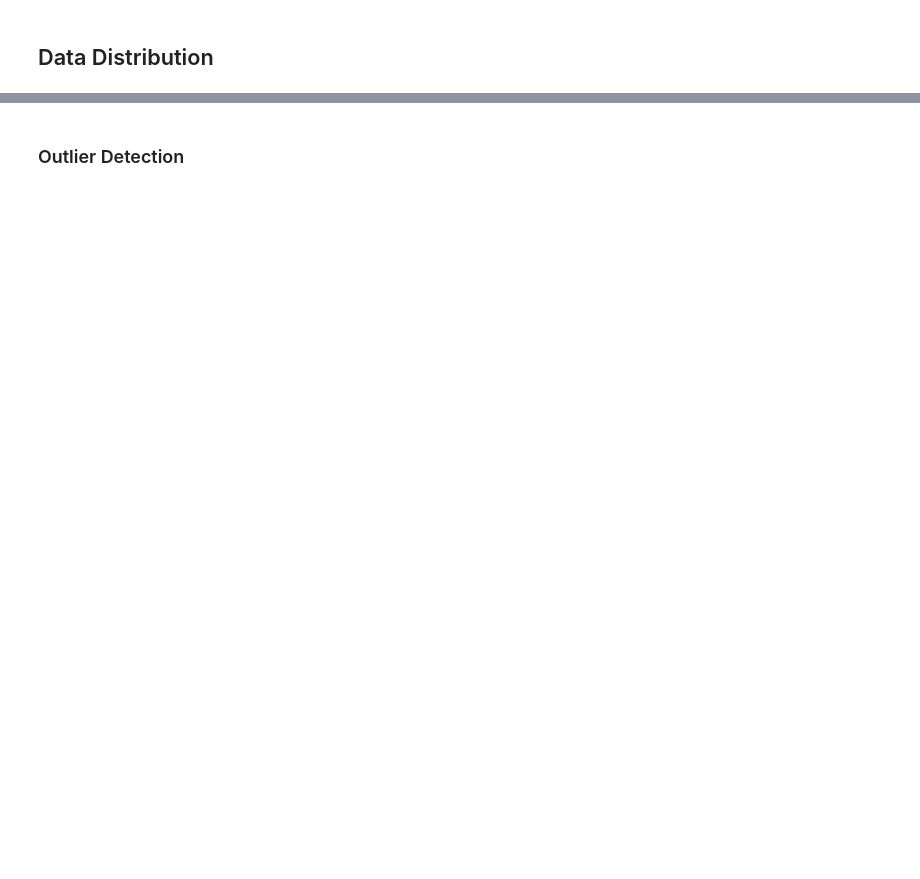
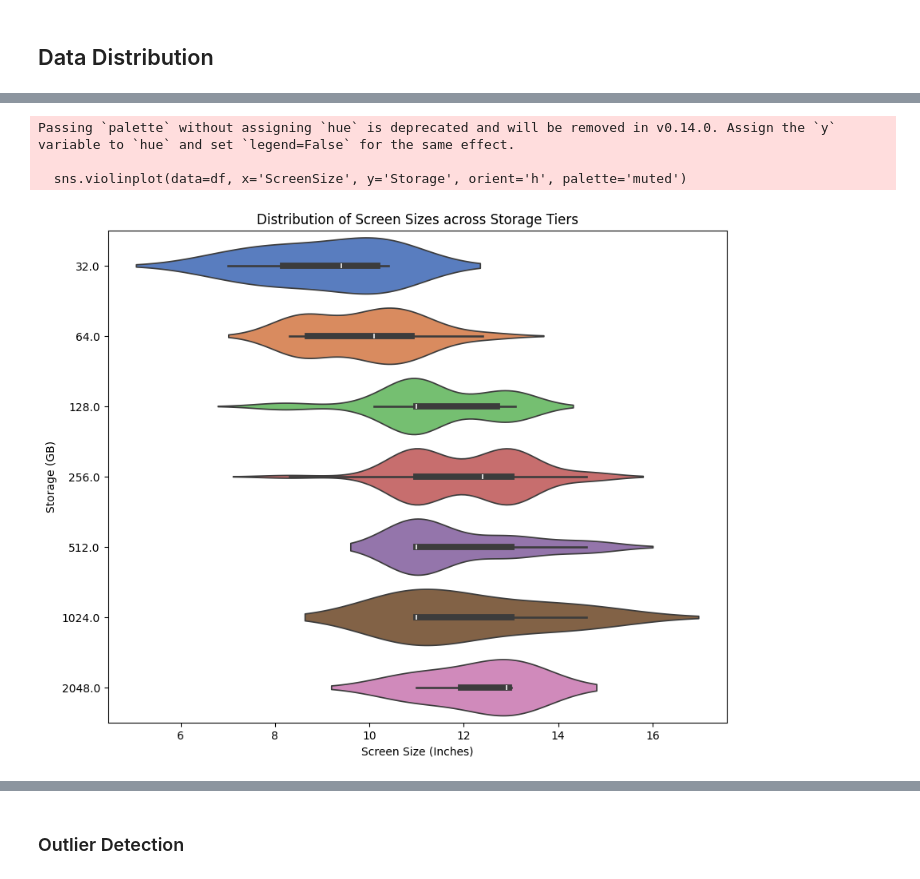
Before and after one commit to xbarborik/UPA, a Jupyter notebook: part3/analysis.ipynb, the cells around one changed output, grey strips where cells are left out. Saved outputs shown, nothing was run; the diff lists cells and outputs as text; code cells hidden in the pictures; blank space fills up the shorter version.

```diff
--- a/part3/analysis.ipynb
+++ b/part3/analysis.ipynb
@@ -63,10 +182,15 @@ plt.show()
 # %%
 plt.figure(figsize=(10, 8))
 # Swapping axes makes it easier to read categories
-sns.violinplot(data=df, x='ScreenSize_Num', y='Storage_GB', orient='h', palette='muted')
+sns.violinplot(data=df, x='ScreenSize', y='Storage', orient='h', palette='muted')
 plt.title('Distribution of Screen Sizes across Storage Tiers')
 plt.xlabel('Screen Size (Inches)')
 plt.ylabel('Storage (GB)')
 plt.show()
+# %% [output]
+Passing `palette` without assigning `hue` is deprecated and will be removed in v0.14.0. Assign the `y` variable to `hue` and set `legend=False` for the same effect.
+
+  sns.violinplot(data=df, x='ScreenSize', y='Storage', orient='h', palette='muted')
+[figure, added]
 # %%
 # A JointPlot shows the relationship AND the individual distributions at once
```
Also changed, not shown: parts of 20 cells of this notebook.
